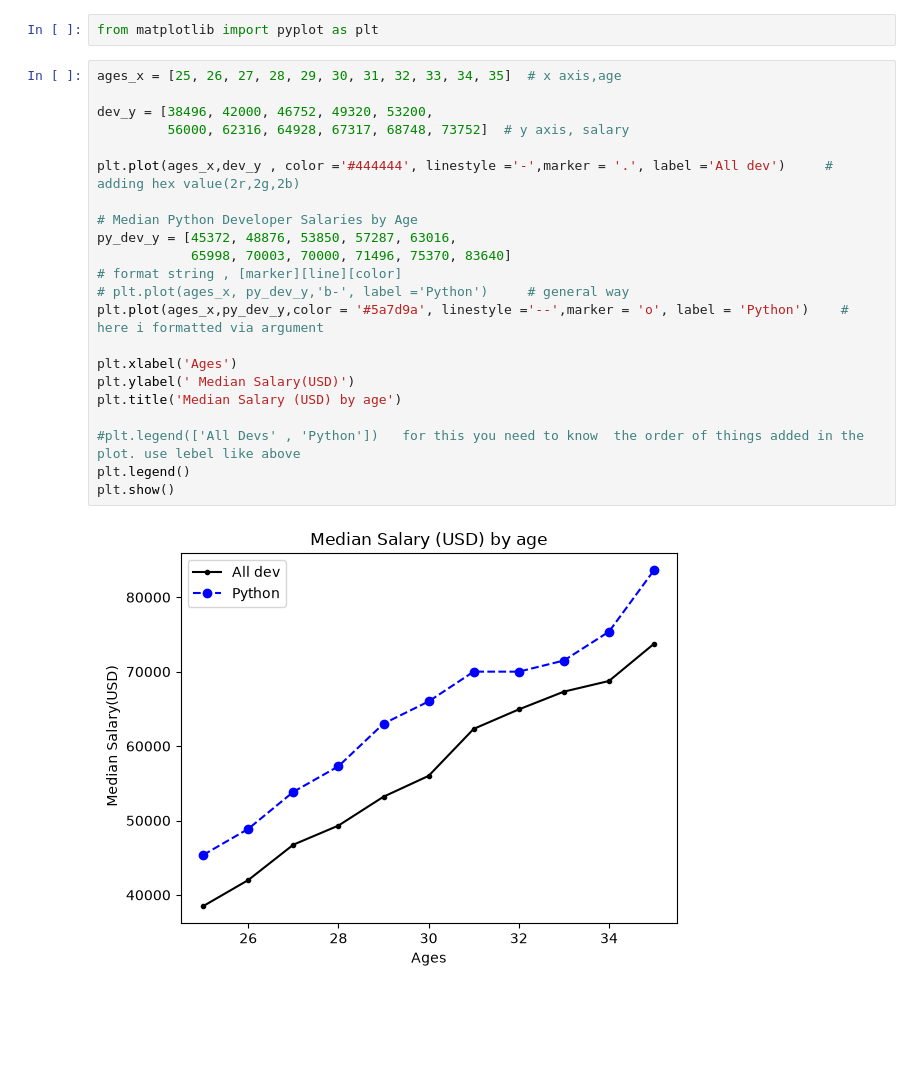
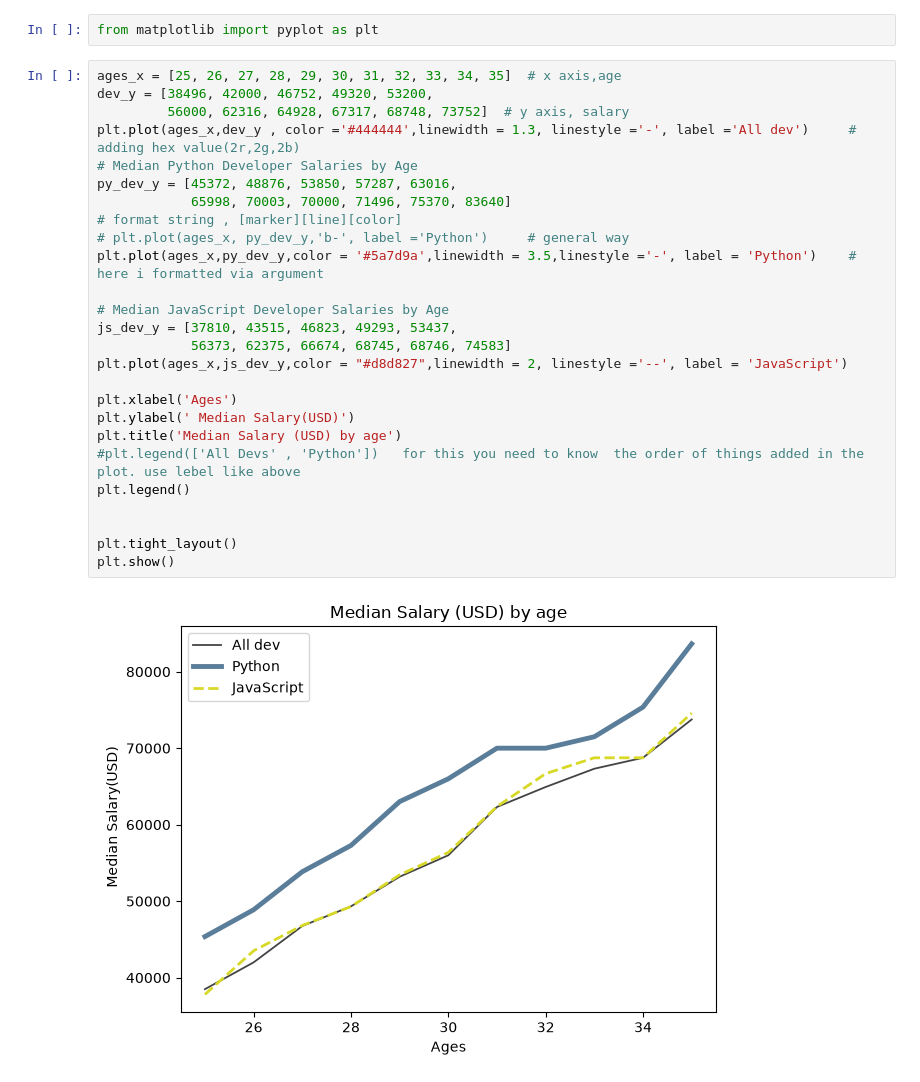
Before and after one commit to certifiedslidder-sudo/Matplotlib, a Jupyter notebook: demo.ipynb, the cells around one changed output. Saved outputs shown, nothing was run; the diff lists cells and outputs as text; blank space fills up the shorter version.

Commit message:
linewidth argument , adding padding

```diff
--- a/demo.ipynb
+++ b/demo.ipynb
@@ -17,25 +17,29 @@ Note: you may need to restart the kernel to use updated packages.
 from matplotlib import pyplot as plt
 # %%
 ages_x = [25, 26, 27, 28, 29, 30, 31, 32, 33, 34, 35]  # x axis,age
-
 dev_y = [38496, 42000, 46752, 49320, 53200,
          56000, 62316, 64928, 67317, 68748, 73752]  # y axis, salary
-
-plt.plot(ages_x,dev_y , color ='#444444', linestyle ='-',marker = '.', label ='All dev')     # adding hex value(2r,2g,2b)
-
+plt.plot(ages_x,dev_y , color ='#444444',linewidth = 1.3, linestyle ='-', label ='All dev')     # adding hex value(2r,2g,2b)
 # Median Python Developer Salaries by Age
 py_dev_y = [45372, 48876, 53850, 57287, 63016,
             65998, 70003, 70000, 71496, 75370, 83640]
 # format string , [marker][line][color]
 # plt.plot(ages_x, py_dev_y,'b-', label ='Python')     # general way
-plt.plot(ages_x,py_dev_y,color = '#5a7d9a', linestyle ='--',marker = 'o', label = 'Python')    # here i formatted via argument
+plt.plot(ages_x,py_dev_y,color = '#5a7d9a',linewidth = 3.5,linestyle ='-', label = 'Python')    # here i formatted via argument
+
+# Median JavaScript Developer Salaries by Age
+js_dev_y = [37810, 43515, 46823, 49293, 53437,
+            56373, 62375, 66674, 68745, 68746, 74583]
+plt.plot(ages_x,js_dev_y,color = "#d8d827",linewidth = 2, linestyle ='--', label = 'JavaScript')
 
 plt.xlabel('Ages')
 plt.ylabel(' Median Salary(USD)')
 plt.title('Median Salary (USD) by age')
-
 #plt.legend(['All Devs' , 'Python'])   for this you need to know  the order of things added in the plot. use lebel like above
 plt.legend()
+
+
+plt.tight_layout()
 plt.show()
 # %% [output]
-[figure, old version]
+[figure, new version]
```
